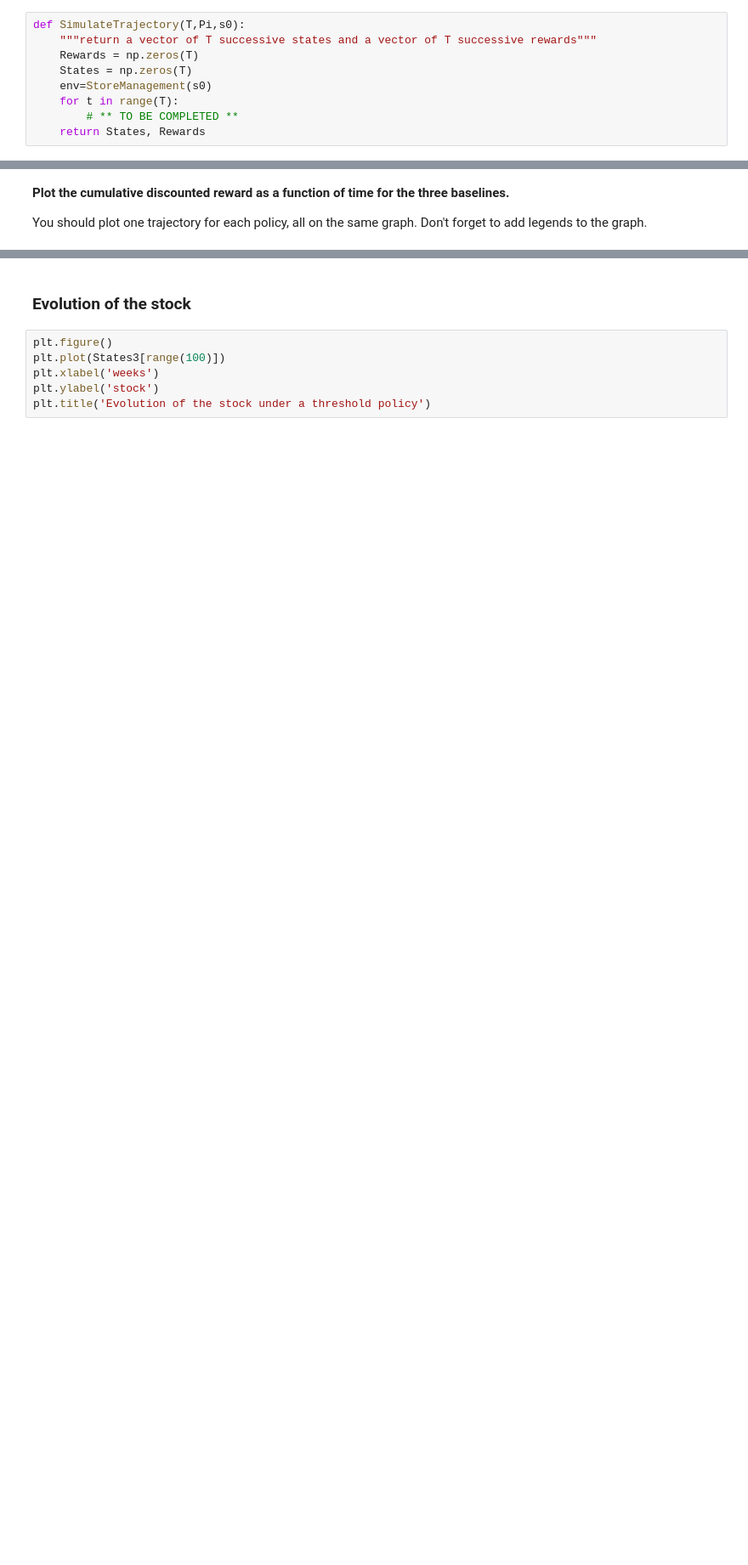
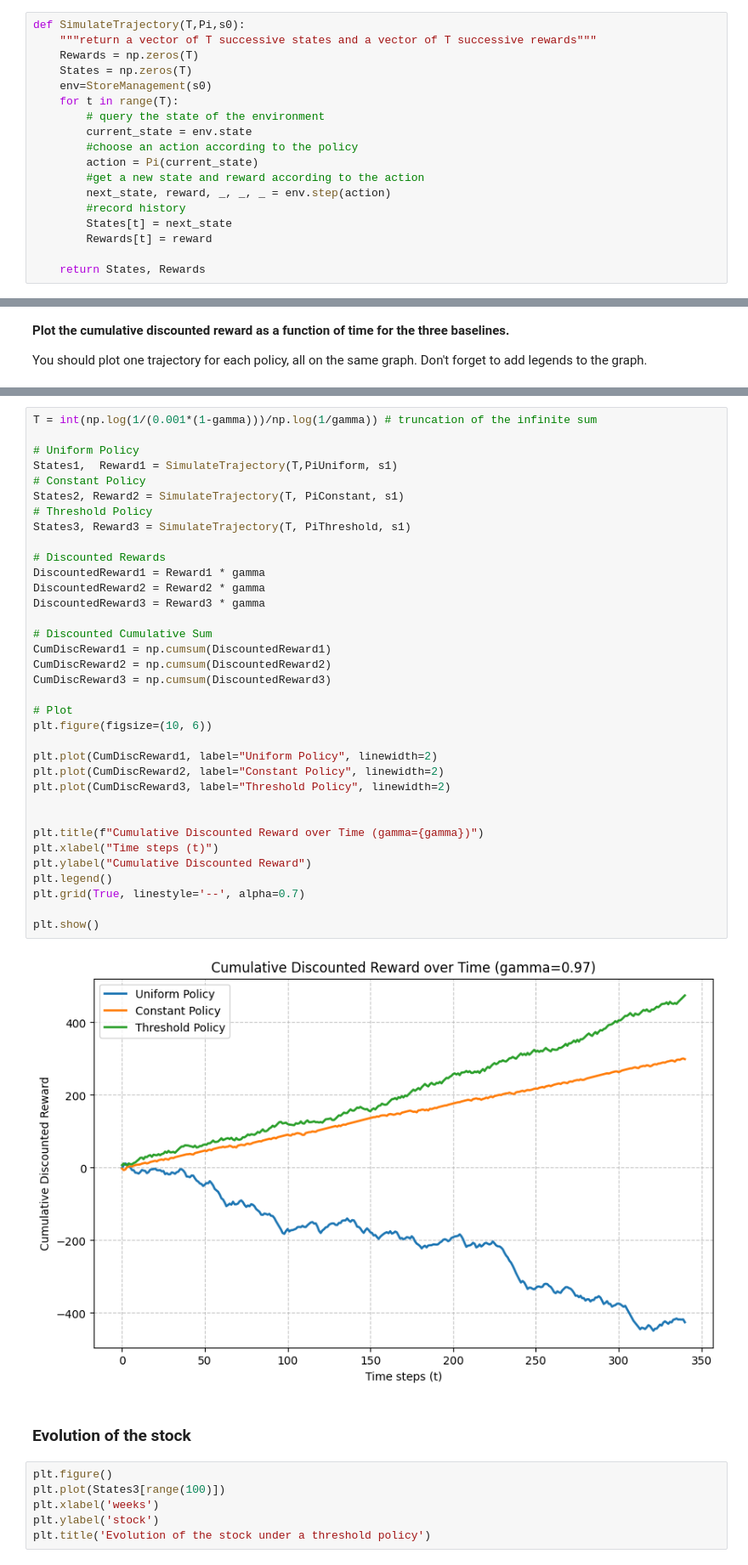
Before and after one commit to milanolivia/apprentissage_seq, a Jupyter notebook: StoreManagement.ipynb, the cells around one changed output, grey strips where cells are left out. Shown at 85% size. Drawn from its saved outputs; the diff is of its cells as text; blank space fills up the shorter version.

```diff
--- a/StoreManagement.ipynb
+++ b/StoreManagement.ipynb
@@ -186,7 +189,16 @@ def SimulateTrajectory(T,Pi,s0):
     States = np.zeros(T)
     env=StoreManagement(s0)
     for t in range(T):
-        # ** TO BE COMPLETED **
+        # query the state of the environment
+        current_state = env.state
+        #choose an action according to the policy
+        action = Pi(current_state)
+        #get a new state and reward according to the action
+        next_state, reward, _, _, _ = env.step(action)
+        #record history
+        States[t] = next_state
+        Rewards[t] = reward
+
     return States, Rewards
 # %% [markdown]
 ### Running simulations with three simple baselines
@@ -220,3 +228,40 @@ T = int(np.log(1/(0.001*(1-gamma)))/np.log(1/gamma)) # truncation of the infinit
+# %%
+T = int(np.log(1/(0.001*(1-gamma)))/np.log(1/gamma)) # truncation of the infinite sum
+
+# Uniform Policy
+States1,  Reward1 = SimulateTrajectory(T,PiUniform, s1)
+# Constant Policy
+States2, Reward2 = SimulateTrajectory(T, PiConstant, s1)
+# Threshold Policy
+States3, Reward3 = SimulateTrajectory(T, PiThreshold, s1)
+
+# Discounted Rewards
+DiscountedReward1 = Reward1 * gamma
+DiscountedReward2 = Reward2 * gamma
+DiscountedReward3 = Reward3 * gamma
+
+# Discounted Cumulative Sum
+CumDiscReward1 = np.cumsum(DiscountedReward1)
+CumDiscReward2 = np.cumsum(DiscountedReward2)
+CumDiscReward3 = np.cumsum(DiscountedReward3)
+
+# Plot
+plt.figure(figsize=(10, 6))
+
+plt.plot(CumDiscReward1, label="Uniform Policy", linewidth=2)
+plt.plot(CumDiscReward2, label="Constant Policy", linewidth=2)
+plt.plot(CumDiscReward3, label="Threshold Policy", linewidth=2)
+
+
+plt.title(f"Cumulative Discounted Reward over Time (gamma={gamma})")
+plt.xlabel("Time steps (t)")
+plt.ylabel("Cumulative Discounted Reward")
+plt.legend()
+plt.grid(True, linestyle='--', alpha=0.7)
+
+plt.show()
+# %% [output]
+[figure, added]
 # %% [markdown]
 ### Evolution of the stock
 # %%
```
Also changed, not shown: parts of 6 cells of this notebook.
